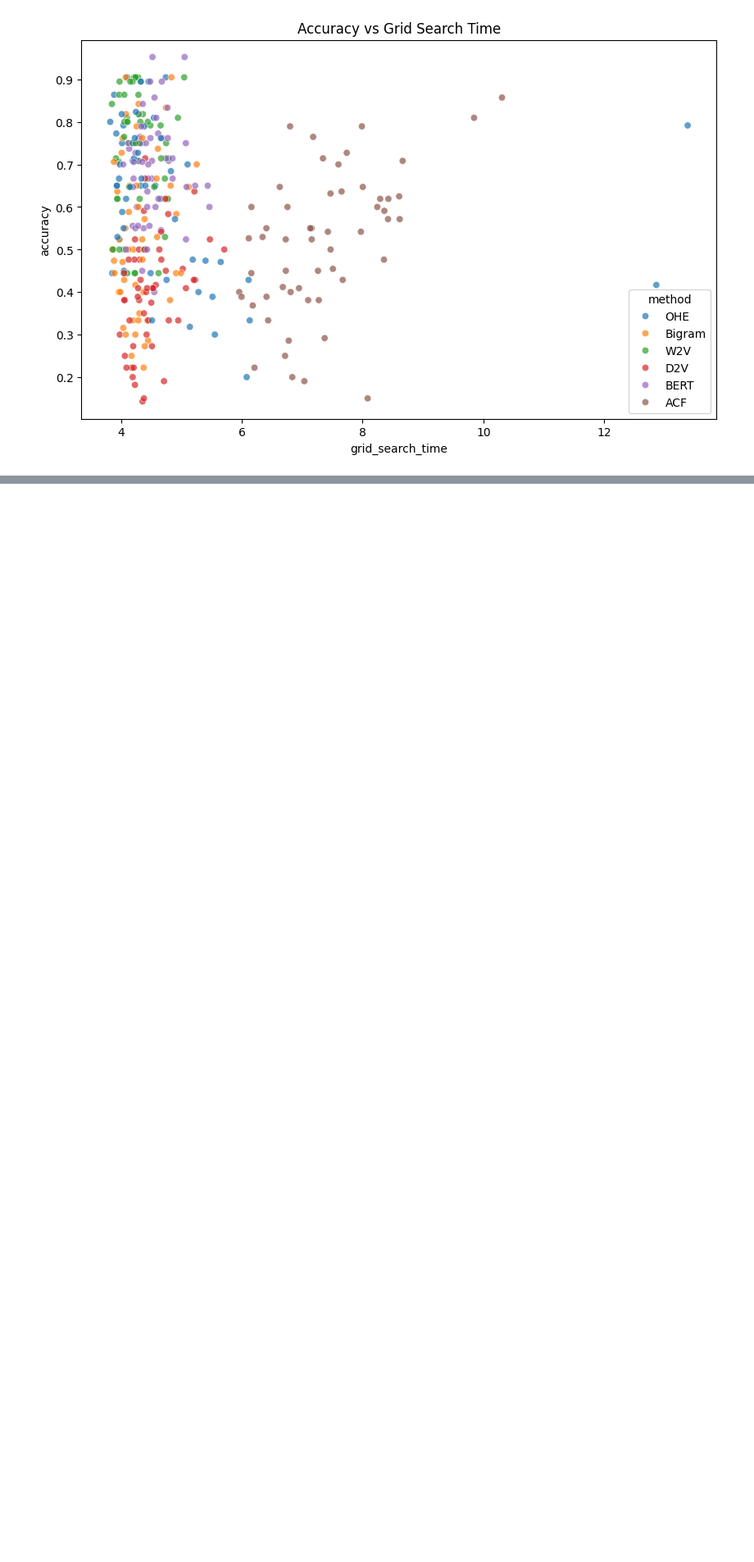
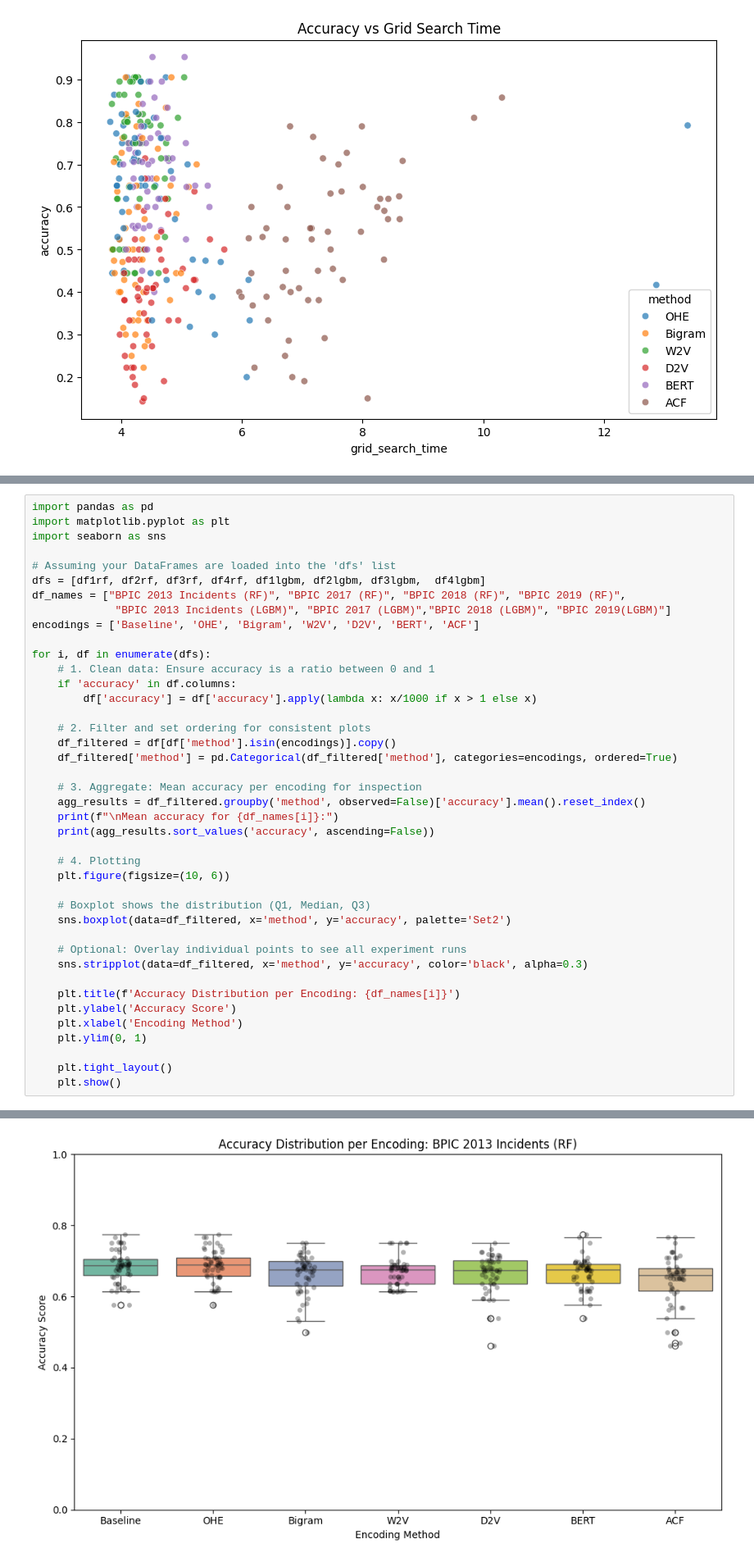
Before and after one commit to GijsCK/Resource-Centric-NAP, a Jupyter notebook: data_analysis.ipynb, the cells around one changed output, grey strips where cells are left out. Shown at 82% size. Drawn from its saved outputs; the diff is of its cells as text; blank space fills up the shorter version.

```diff
--- a/data_analysis.ipynb
+++ b/data_analysis.ipynb
@@ -103,2 +166,42 @@ Error:
 # %%
+import pandas as pd
+import matplotlib.pyplot as plt
+import seaborn as sns
+
+# Assuming your DataFrames are loaded into the 'dfs' list
+dfs = [df1rf, df2rf, df3rf, df4rf, df1lgbm, df2lgbm, df3lgbm,  df4lgbm]
+df_names = ["BPIC 2013 Incidents (RF)", "BPIC 2017 (RF)", "BPIC 2018 (RF)", "BPIC 2019 (RF)",
+             "BPIC 2013 Incidents (LGBM)", "BPIC 2017 (LGBM)","BPIC 2018 (LGBM)", "BPIC 2019(LGBM)"]
+encodings = ['Baseline', 'OHE', 'Bigram', 'W2V', 'D2V', 'BERT', 'ACF']
+
+for i, df in enumerate(dfs):
+    # 1. Clean data: Ensure accuracy is a ratio between 0 and 1
+    if 'accuracy' in df.columns:
+        df['accuracy'] = df['accuracy'].apply(lambda x: x/1000 if x > 1 else x)
+
+    # 2. Filter and set ordering for consistent plots
+    df_filtered = df[df['method'].isin(encodings)].copy()
+    df_filtered['method'] = pd.Categorical(df_filtered['method'], categories=encodings, ordered=True)
+
+    # 3. Aggregate: Mean accuracy per encoding for inspection
+    agg_results = df_filtered.groupby('method', observed=False)['accuracy'].mean().reset_index()
+    print(f"\nMean accuracy for {df_names[i]}:")
+    print(agg_results.sort_values('accuracy', ascending=False))
+
+    # 4. Plotting
+    plt.figure(figsize=(10, 6))
+
+    # Boxplot shows the distribution (Q1, Median, Q3)
+    sns.boxplot(data=df_filtered, x='method', y='accuracy', palette='Set2')
+
+    # Optional: Overlay individual points to see all experiment runs
+    sns.stripplot(data=df_filtered, x='method', y='accuracy', color='black', alpha=0.3)
+
+    plt.title(f'Accuracy Distribution per Encoding: {df_names[i]}')
+    plt.ylabel('Accuracy Score')
+    plt.xlabel('Encoding Method')
+    plt.ylim(0, 1)
+
+    plt.tight_layout()
+    plt.show()
 # %% [output]
@@ -105,0 +220 @@ Error:
+[figure, added]
```
Also changed, not shown: parts of 7 cells of this notebook, 17 other files.
